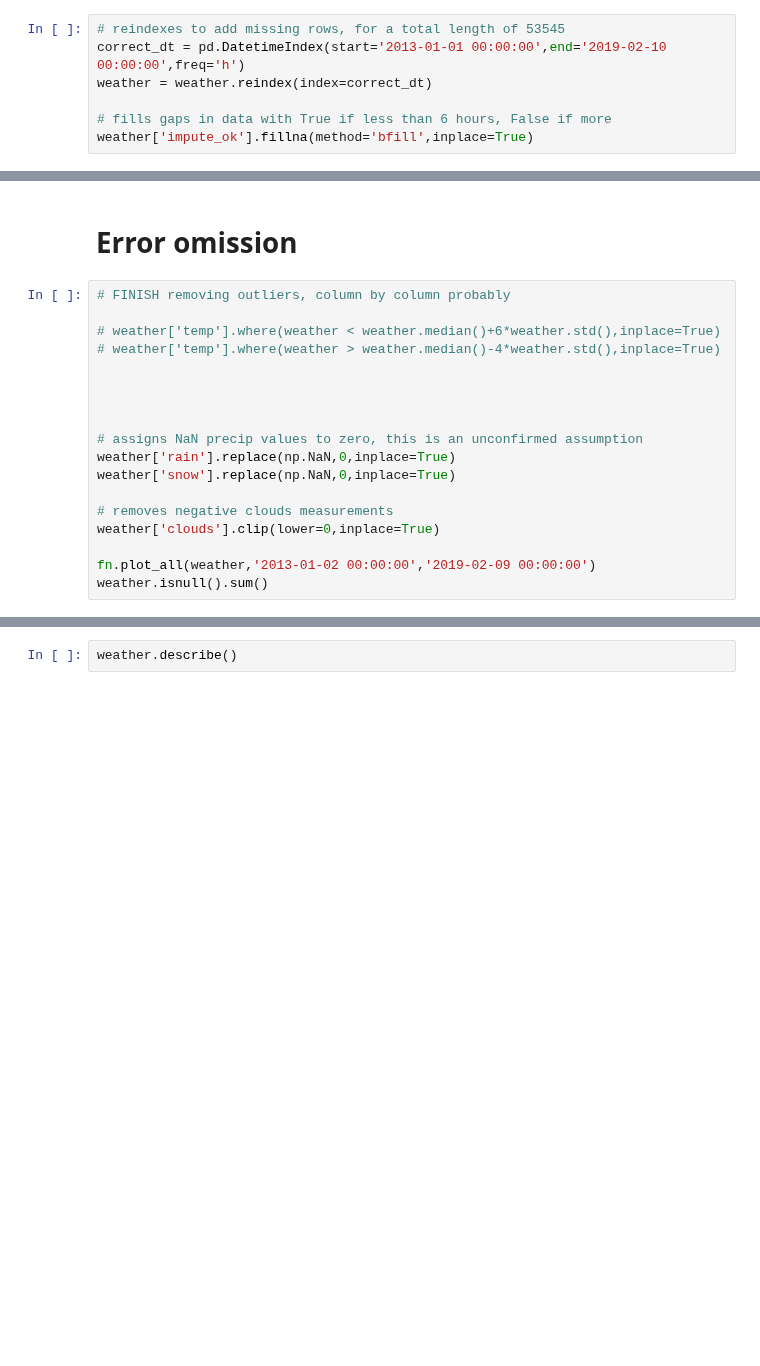
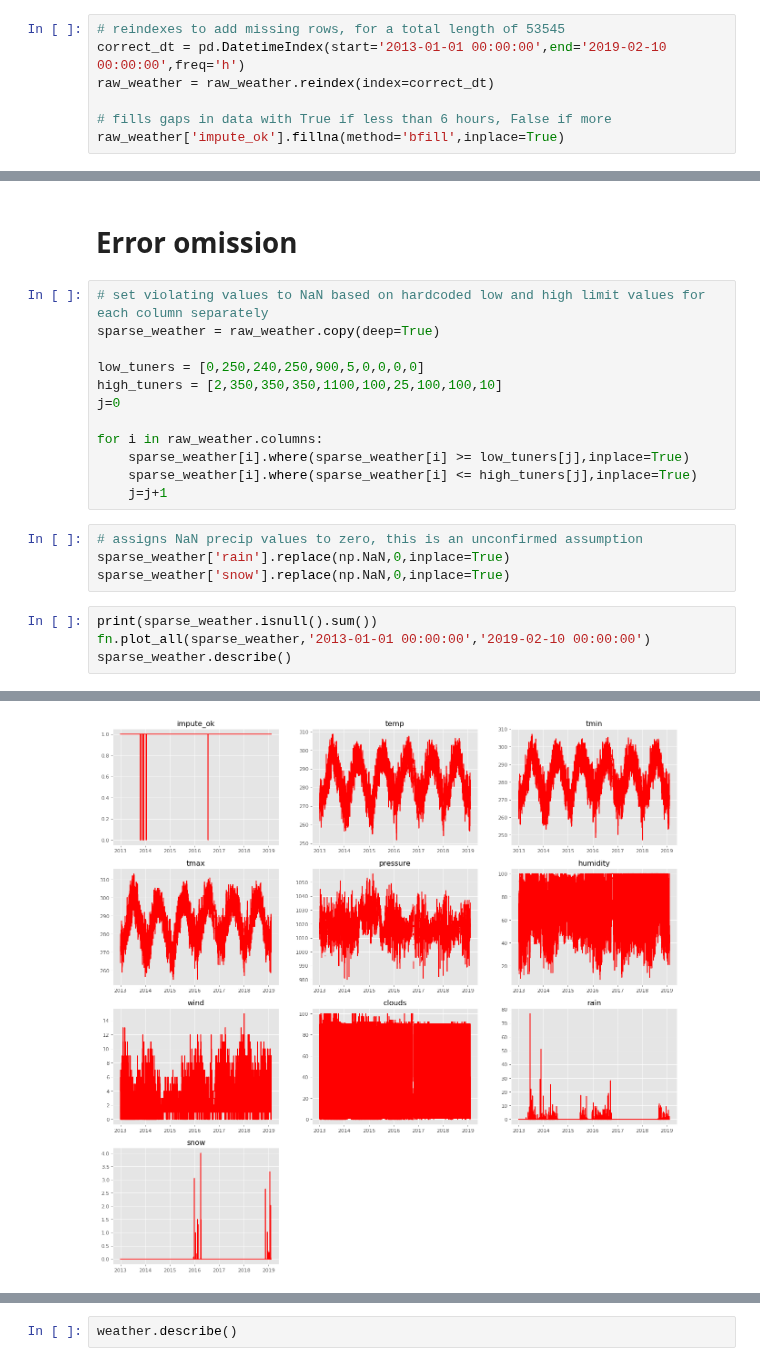
Before and after one commit to kevinkoste/university-load-forecasting, a Jupyter notebook: weather_pipeline.ipynb, the cells around one changed output, grey strips where cells are left out. Cells and saved outputs as stored; diff of their text form; blank space fills up the shorter version.

```diff
--- a/weather_pipeline.ipynb
+++ b/weather_pipeline.ipynb
@@ -48,8 +44,8 @@ weather['impute_ok'].iloc[1:orig_len]=(weather.index[1:orig_len]-weather.index[0
 # %%
 # reindexes to add missing rows, for a total length of 53545
 correct_dt = pd.DatetimeIndex(start='2013-01-01 00:00:00',end='2019-02-10 00:00:00',freq='h')
-weather = weather.reindex(index=correct_dt)
+raw_weather = raw_weather.reindex(index=correct_dt)
 
 # fills gaps in data with True if less than 6 hours, False if more
-weather['impute_ok'].fillna(method='bfill',inplace=True)
+raw_weather['impute_ok'].fillna(method='bfill',inplace=True)
 # %%
@@ -58,20 +71,23 @@ weather.isnull().sum()
 # %% [markdown]
 # Error omission
+# %%
+# set violating values to NaN based on hardcoded low and high limit values for each column separately
+sparse_weather = raw_weather.copy(deep=True)
+
+low_tuners = [0,250,240,250,900,5,0,0,0,0]
+high_tuners = [2,350,350,350,1100,100,25,100,100,10]
+j=0
+
+for i in raw_weather.columns:
+    sparse_weather[i].where(sparse_weather[i] >= low_tuners[j],inplace=True)
+    sparse_weather[i].where(sparse_weather[i] <= high_tuners[j],inplace=True)
+    j=j+1
 # %%
-# FINISH removing outliers, column by column probably
-
-# weather['temp'].where(weather < weather.median()+6*weather.std(),inplace=True)
-# weather['temp'].where(weather > weather.median()-4*weather.std(),inplace=True)
-
-
-
-
 # assigns NaN precip values to zero, this is an unconfirmed assumption
-weather['rain'].replace(np.NaN,0,inplace=True)
-weather['snow'].replace(np.NaN,0,inplace=True)
-
-# removes negative clouds measurements
-weather['clouds'].clip(lower=0,inplace=True)
-
-fn.plot_all(weather,'2013-01-02 00:00:00','2019-02-09 00:00:00')
-weather.isnull().sum()
+sparse_weather['rain'].replace(np.NaN,0,inplace=True)
+sparse_weather['snow'].replace(np.NaN,0,inplace=True)
+# %%
+print(sparse_weather.isnull().sum())
+fn.plot_all(sparse_weather,'2013-01-01 00:00:00','2019-02-10 00:00:00')
+sparse_weather.describe()
+# %% [output]
@@ -77,0 +114 @@ weather.isnull().sum()
+[figure, added]
```
Also changed, not shown: parts of 7 cells of this notebook, 1 other file.
